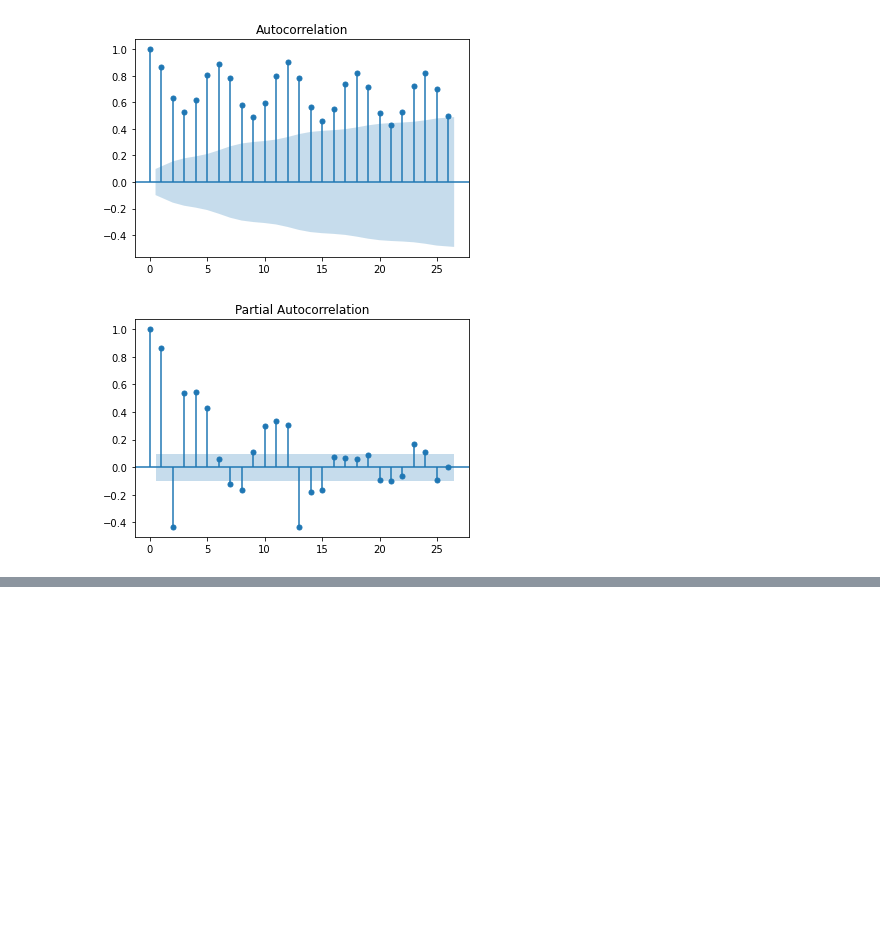
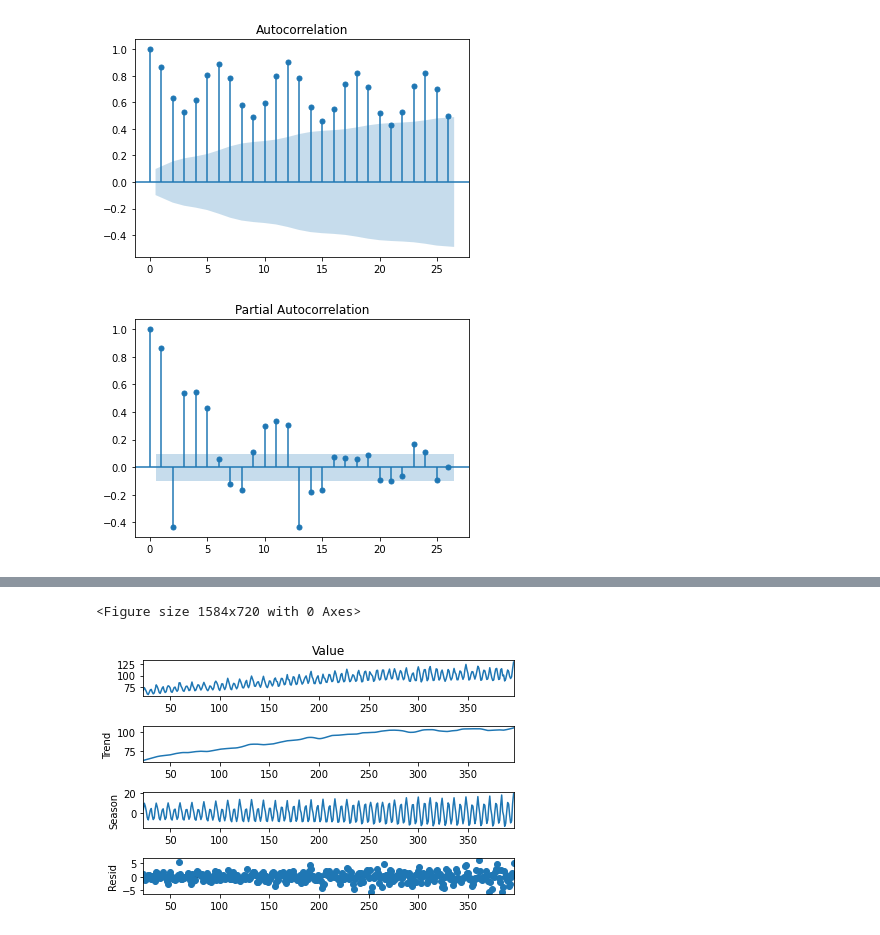
Before and after one commit to BorisBorisov33/Machine-Learning-Softuni, a Jupyter notebook: intro_to_timeseries/main_notebook.ipynb, the cells around one changed output, grey strips where cells are left out. Cells and saved outputs as stored; diff of their text form; code cells hidden in the pictures; blank space fills up the shorter version.

```diff
--- a/intro_to_timeseries/main_notebook.ipynb
+++ b/intro_to_timeseries/main_notebook.ipynb
@@ -276,0 +260,14 @@ array([-0.00114073,  0.29793942,  0.47941426, -0.13265474,  0.10421373,
+# %%
+stl = STL(
+    electricity.Value,
+    period = 12
+)
+# %%
+result = stl.fit()
+# %%
+plt.figure(figsize=(22,10))
+result.plot()
+plt.show()
+# %% [output]
+<Figure size 1584x720 with 0 Axes>
+[figure, added]
```
Also changed, not shown: parts of 20 cells of this notebook.
